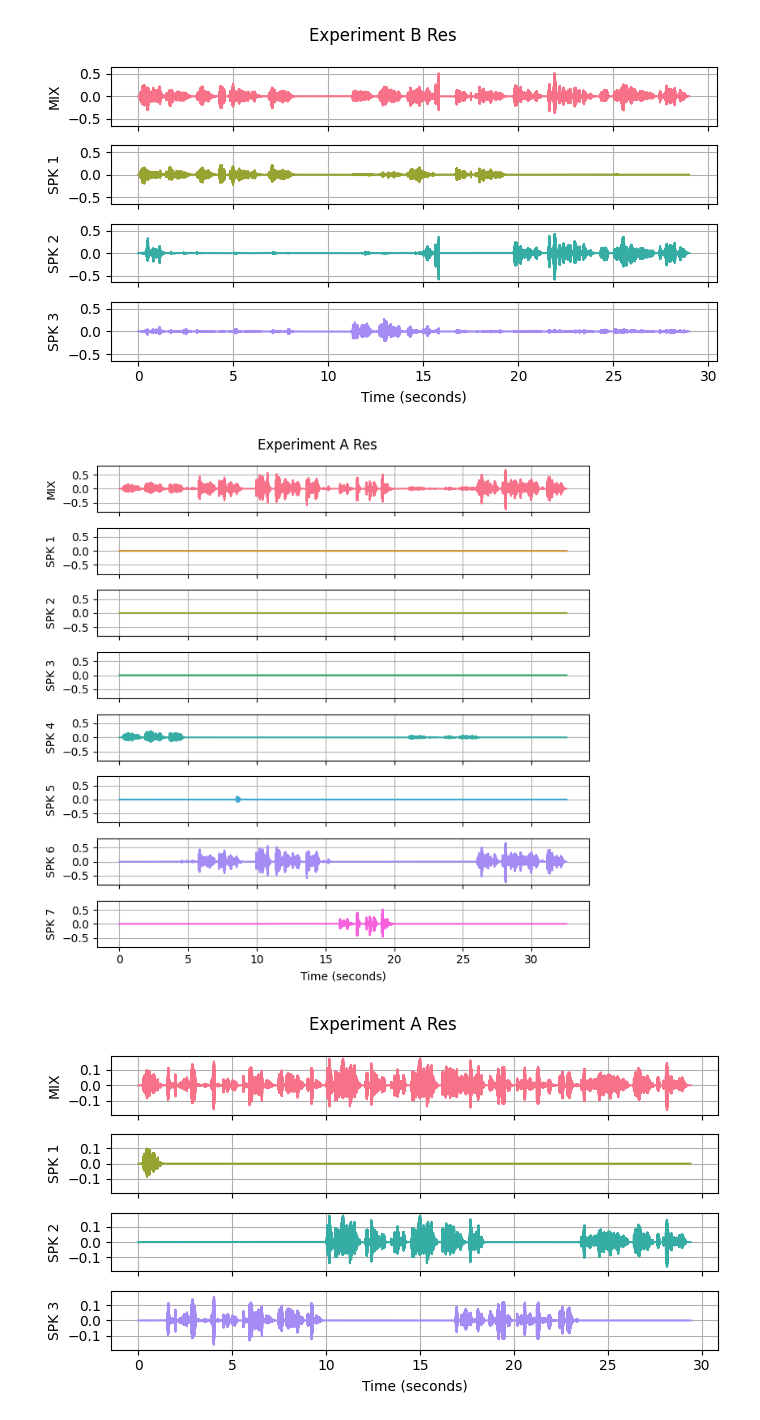
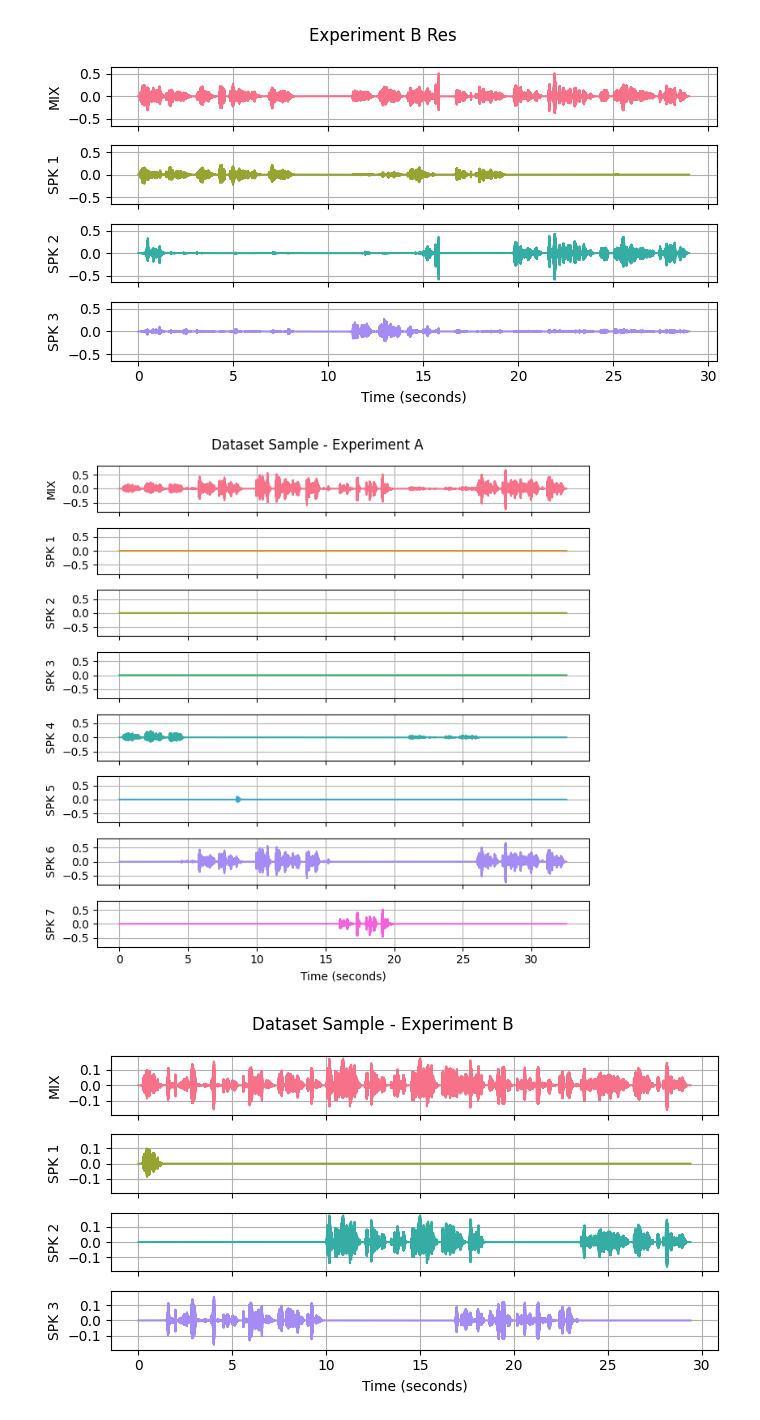
Before and after one commit to mp-smc23/demucs-v2-ps-ts, a Jupyter notebook: plot_separation.ipynb, the cells around one changed output. Saved outputs shown, nothing was run; the diff lists cells and outputs as text; code cells hidden in the pictures.

Commit message:
Plots

```diff
--- a/plot_separation.ipynb
+++ b/plot_separation.ipynb
@@ -76,33 +76,33 @@ plot_mixture_waves_separated('separated/Experiment B*/', ['/Users/mariapolak/Doc
 [figure]
 [figure]
 # %%
-def plot_mixture_waves(directory, fig_hight):
+def plot_mixture_waves(directory, fig_hight, title):
 
     files = sorted(glob.glob(directory + '/*.wav'))
 
     fig, axs = plt.subplots(len(files), 1, figsize=(7, fig_hight), sharex=True)
     colors = sns.color_palette("husl", len(files))
     for idx, f in enumerate(files):
         x, sr = librosa.load(f, sr=None)
         t = np.arange(len(x)) / sr
         axs[idx].plot(t, x, color=colors[idx])
         axs[idx].set_ylabel(f'SPK {idx}')
         max_amp = 0
         for f_check in files:
             x_check, _ = librosa.load(f_check, sr=None)
             max_amp = max(max_amp, np.max(np.abs(x_check)))
         ylim = (-1.1 * max_amp, 1.1 * max_amp)
         axs[idx].set_ylim(ylim)
         axs[idx].grid(True)
 
     axs[0].set_ylabel('MIX')
     axs[-1].set_xlabel('Time (seconds)')
-    plt.suptitle(d.split('/')[1])
+    plt.suptitle(title)
     plt.tight_layout()
     plt.show()
 
-plot_mixture_waves('/Users/mariapolak/Documents/AAU/Semester_4/convs/7speakers/noaug/train/', 7)
-plot_mixture_waves('/Users/mariapolak/Documents/AAU/Semester_4/no_aug/train/TRAINING11/', 4)
+plot_mixture_waves('/Users/mariapolak/Documents/AAU/Semester_4/convs/7speakers/noaug/train/', 7, "Dataset Sample - Experiment A")
+plot_mixture_waves('/Users/mariapolak/Documents/AAU/Semester_4/no_aug/train/TRAINING11/', 4, "Dataset Sample - Experiment B")
 # %% [output]
-[figure, old version]
+[figure, new version]
-[figure, old version]
+[figure, new version]
```
Also changed, not shown: 1 other file.
